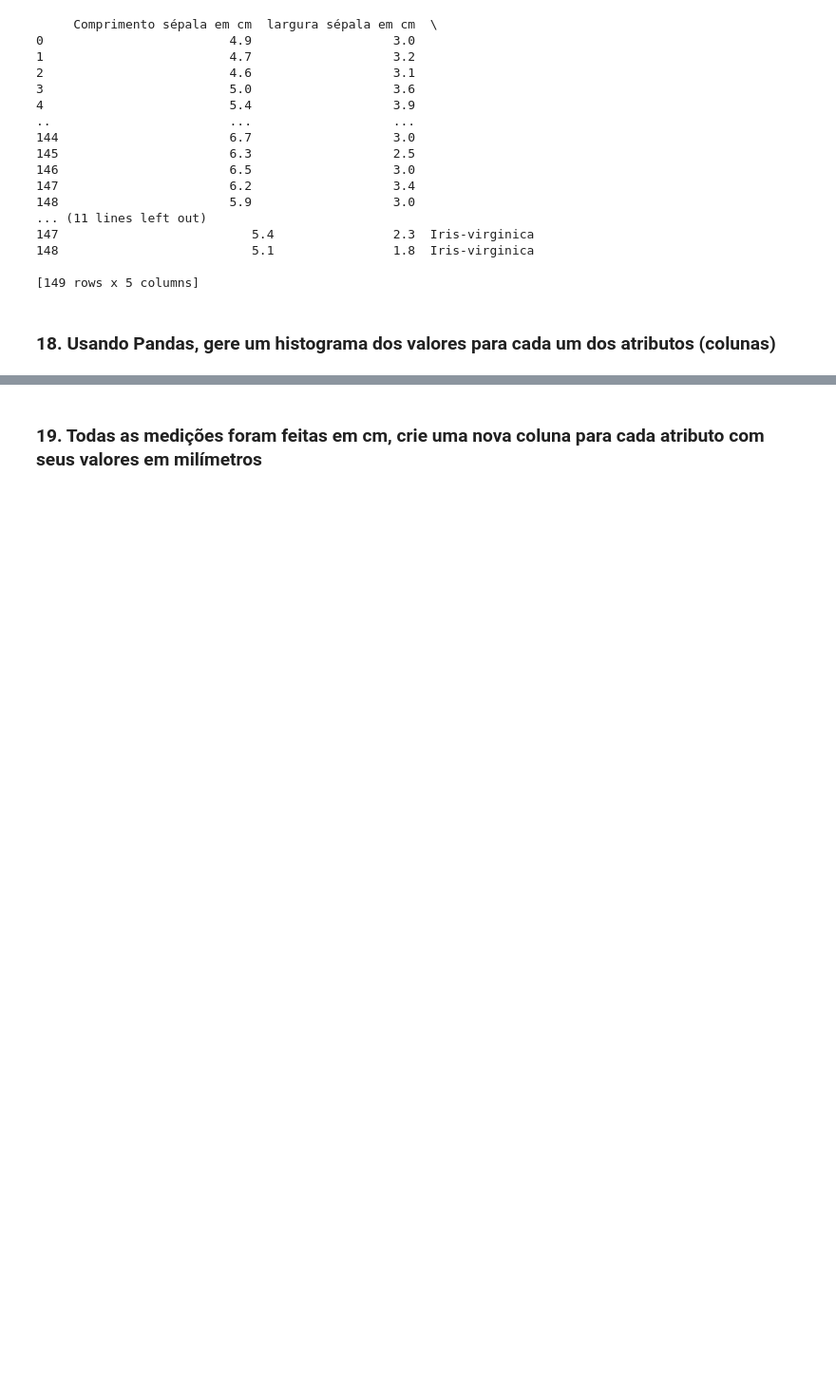
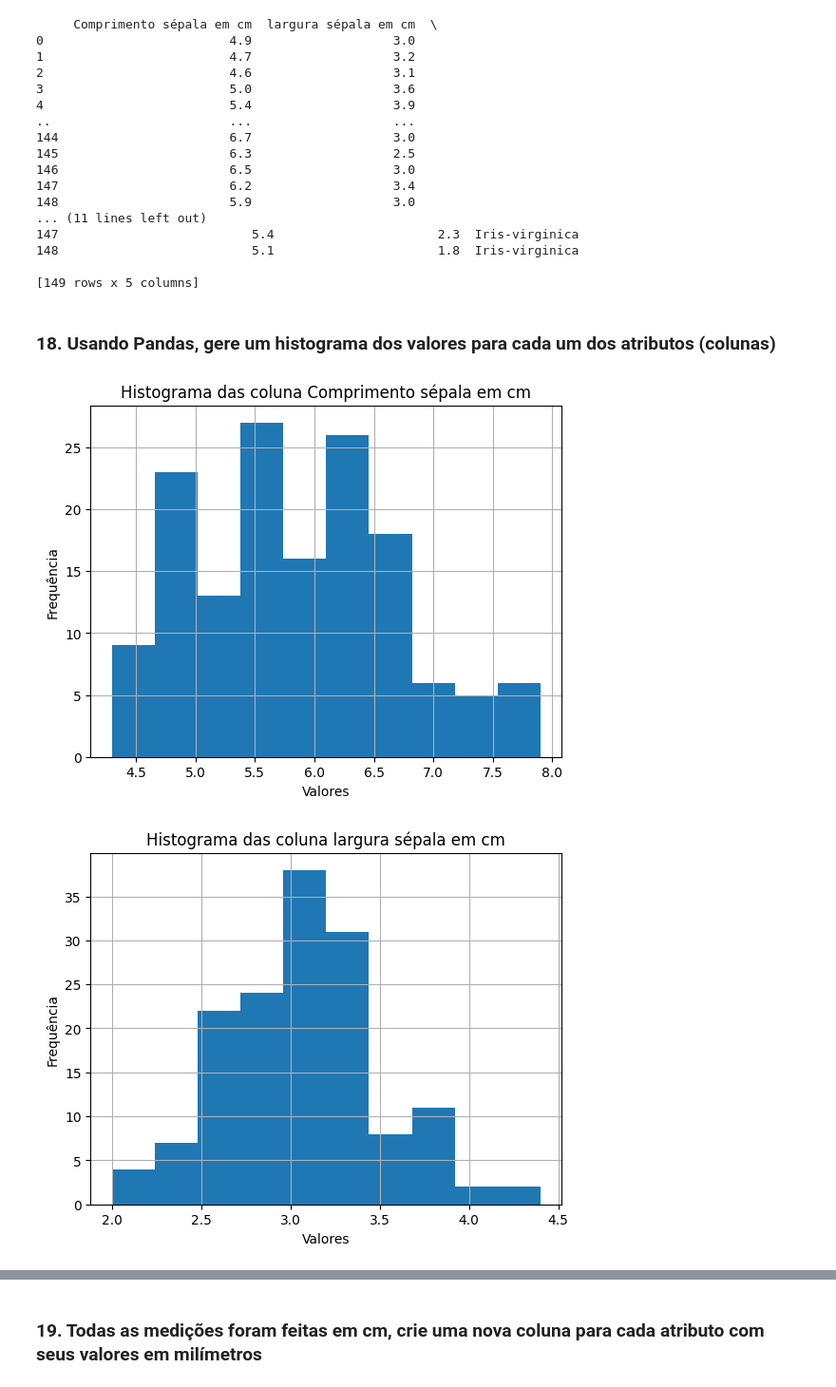
Before and after one commit to Roger0Souza/Data-Science, a Jupyter notebook: Exercicios/Ex1.ipynb, the cells around one changed output, grey strips where cells are left out. Shown at 95% size. Drawn from its saved outputs; the diff is of its cells as text; code cells hidden in the pictures; blank space fills up the shorter version.

```diff
--- a/Exercicios/Ex1.ipynb
+++ b/Exercicios/Ex1.ipynb
@@ -150,7 +152,7 @@ A estrutura das variáveis no arquivo é:
 # %% [markdown]
 ### 17. Coloque nomes nas colunas do DataFrame de acordo com a descrição acima
 # %%
-columns =  ["Comprimento sépala em cm", "largura sépala em cm", "Comprimento da pétala em cm", "Largura da pétala", "Classe"]
+columns =  ["Comprimento sépala em cm", "largura sépala em cm", "Comprimento da pétala em cm", "Largura da pétala em cm", "Classe"]
 
 iris_data.columns=columns
 print(iris_data)
@@ -178,0 +179,12 @@ y["Comprimento sépala em cm", "largura sépala em cm", "Comprimento da pétala
+# %%
+import matplotlib.pyplot as plt
+
+for column in iris_data.columns:
+    iris_data[column].hist(bins=10)
+    plt.xlabel('Valores')
+    plt.ylabel('Frequência')
+    plt.title(f'Histograma das coluna {column}')
+    plt.show()
+# %% [output]
+[figure, added]
+[figure, added]
```
Also changed, not shown: parts of 14 cells of this notebook.
